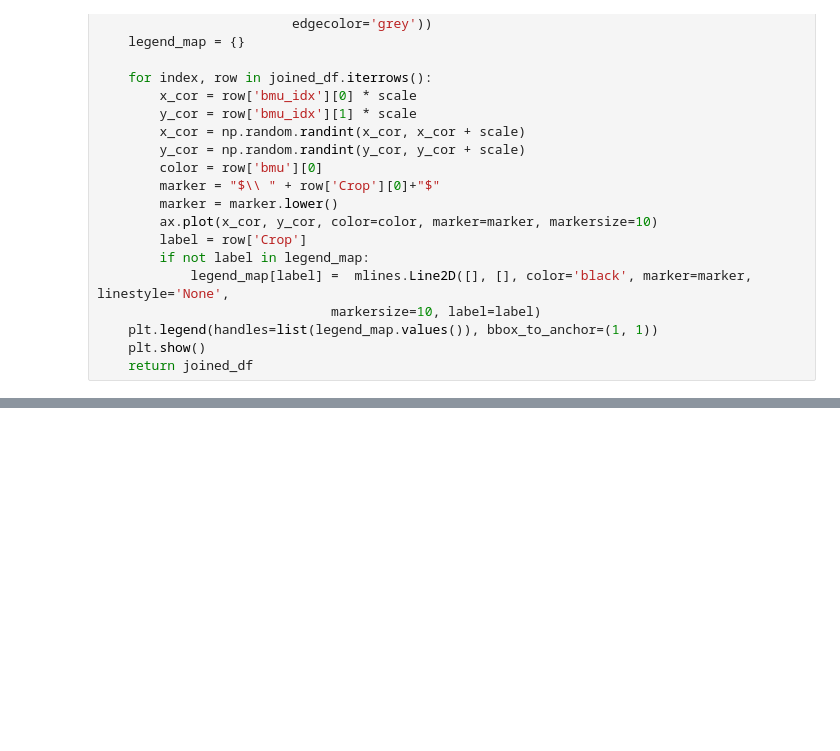
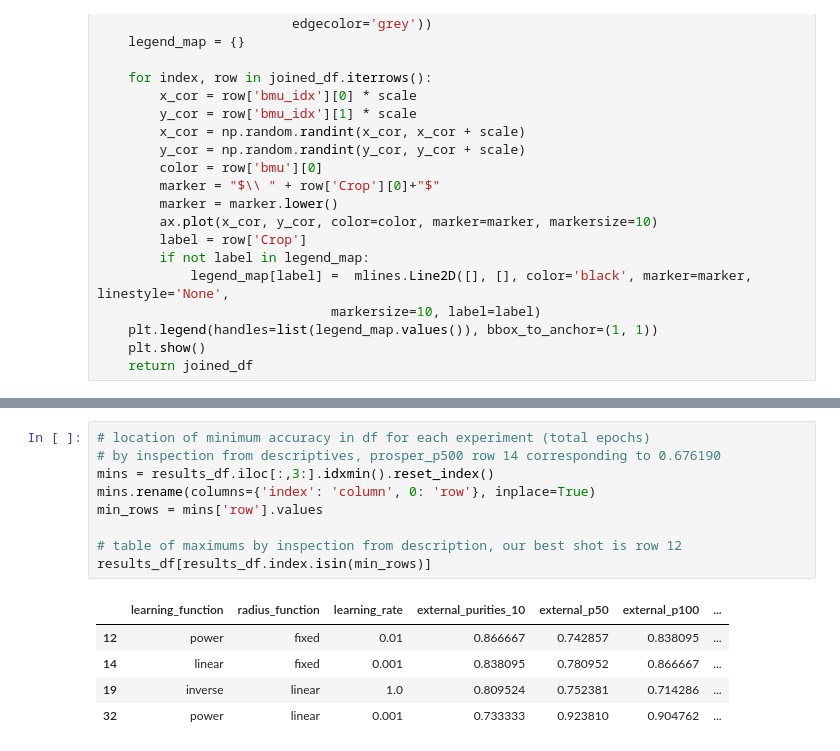
Before and after one commit to richardjonker2000/TMBD-Project-3, a Jupyter notebook: SOM1B.ipynb, the cells around one changed output, grey strips where cells are left out. Drawn from its saved outputs; the diff is of its cells as text; blank space fills up the shorter version.

```diff
--- a/SOM1B.ipynb
+++ b/SOM1B.ipynb
@@ -191,0 +419,15 @@ accuracy: 0.8
+# %%
+# location of minimum accuracy in df for each experiment (total epochs)
+# by inspection from descriptives, prosper_p500 row 14 corresponding to 0.676190
+mins = results_df.iloc[:,3:].idxmin().reset_index()
+mins.rename(columns={'index': 'column', 0: 'row'}, inplace=True)
+min_rows = mins['row'].values
+
+# table of maximums by inspection from description, our best shot is row 12
+results_df[results_df.index.isin(min_rows)]
+# %% [output]
+|  | learning_function | radius_function | learning_rate | external_purities_10 | external_p50 | external_p100 | ... |
+| 12 | power | fixed | 0.01 | 0.866667 | 0.742857 | 0.838095 | ... |
+| 14 | linear | fixed | 0.001 | 0.838095 | 0.780952 | 0.866667 | ... |
+| 19 | inverse | linear | 1.0 | 0.809524 | 0.752381 | 0.714286 | ... |
+| 32 | power | linear | 0.001 | 0.733333 | 0.923810 | 0.904762 | ... |
```
Also changed, not shown: parts of 17 cells of this notebook, 3 other files.
